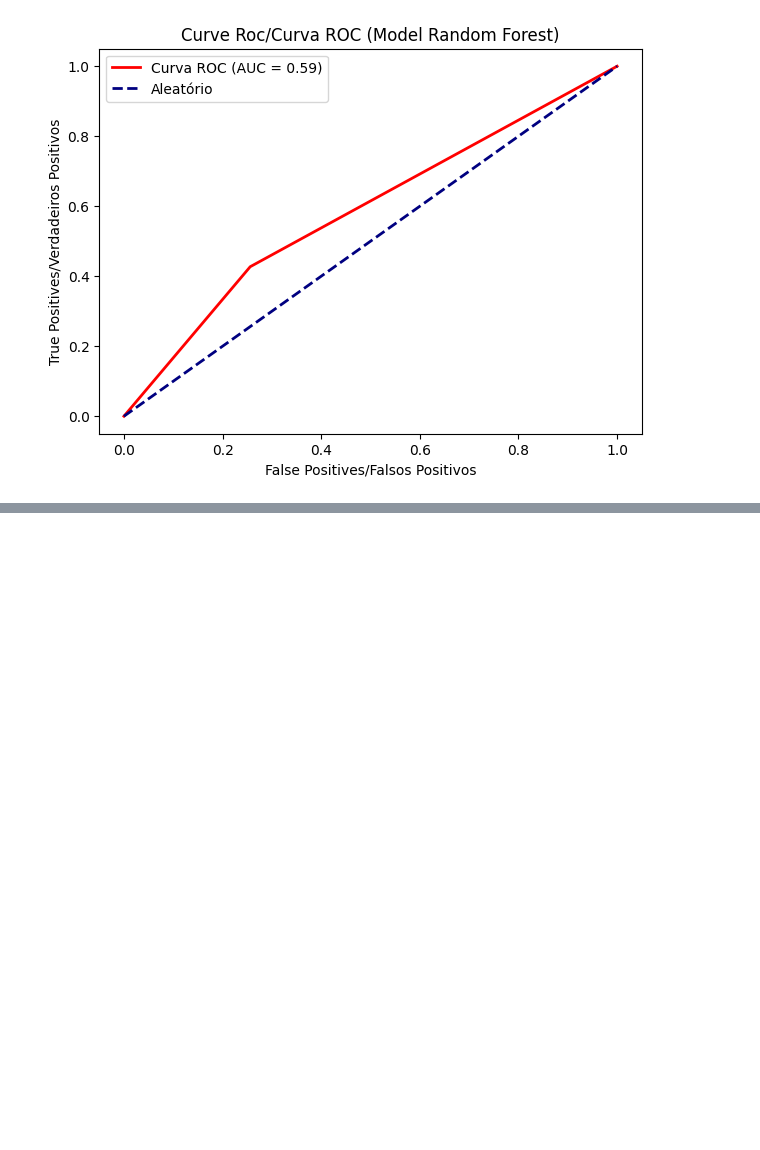
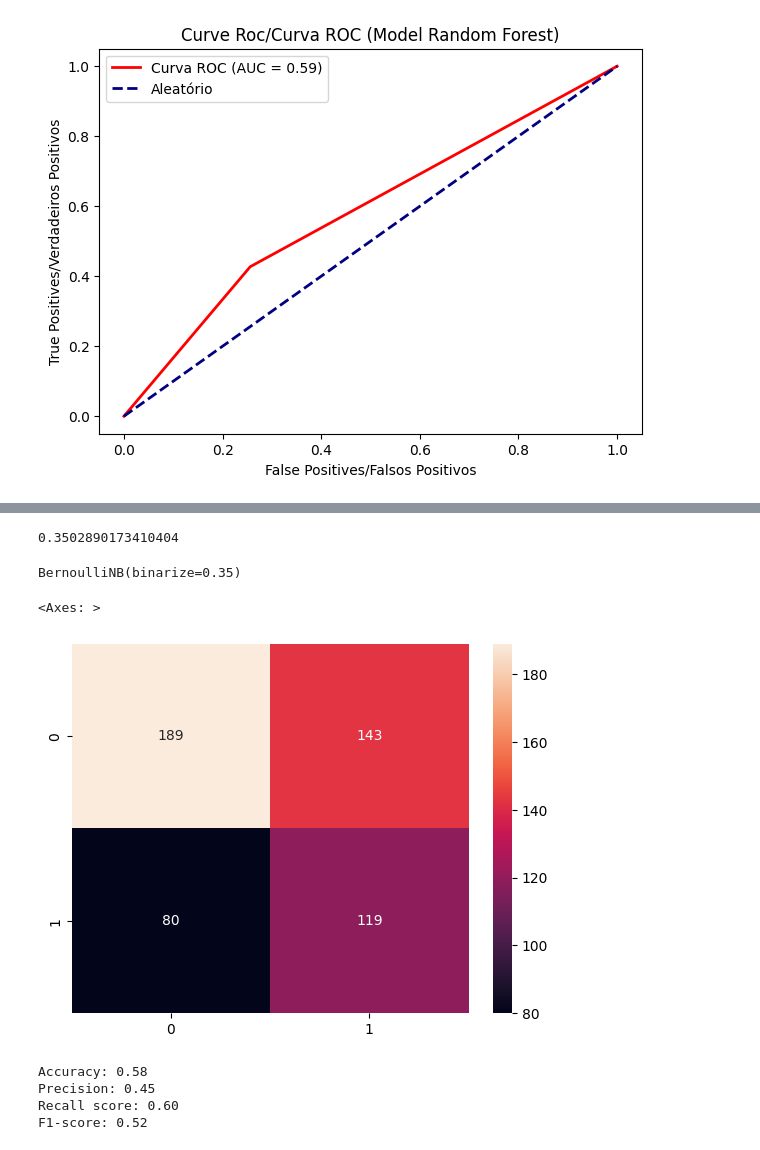
Before and after one commit to Muniz97/Yellow-fever-Febre-Amarela, a Jupyter notebook: 4 - Model/Yellow_Fever_Model_Oversampling.ipynb, the cells around one changed output, grey strips where cells are left out. Saved outputs shown, nothing was run; the diff lists cells and outputs as text; code cells hidden in the pictures; blank space fills up the shorter version.

```diff
--- a/4 - Model/Yellow_Fever_Model_Oversampling.ipynb
+++ b/4 - Model/Yellow_Fever_Model_Oversampling.ipynb
@@ -154,0 +159,27 @@ plt.show()
+# %%
+np.median(x_train)
+# %% [output]
+0.3502890173410404
+# %%
+model_bnb = BernoulliNB(binarize=0.35)
+# %%
+model_bnb.fit(x_train,y_train)
+# %% [output]
+BernoulliNB(binarize=0.35)
+# %%
+bnb_predict = model_bnb.predict(x_test)
+# %%
+sns.heatmap(confusion_matrix(y_test,bnb_predict), annot = True, fmt = '.0f')
+# %% [output]
+<Axes: >
+[figure, added]
+# %%
+print(f'Accuracy: {accuracy_score(y_test,bnb_predict):.2f}')
+print(f'Precision: {precision_score(y_test,bnb_predict):.2f}')
+print(f'Recall score: {recall_score(y_test,bnb_predict):.2f}')
+print(f'F1-score: {f1_score(y_test,bnb_predict):.2f}')
+# %% [output]
+Accuracy: 0.58
+Precision: 0.45
+Recall score: 0.60
+F1-score: 0.52
```
Also changed, not shown: parts of 14 cells of this notebook.
